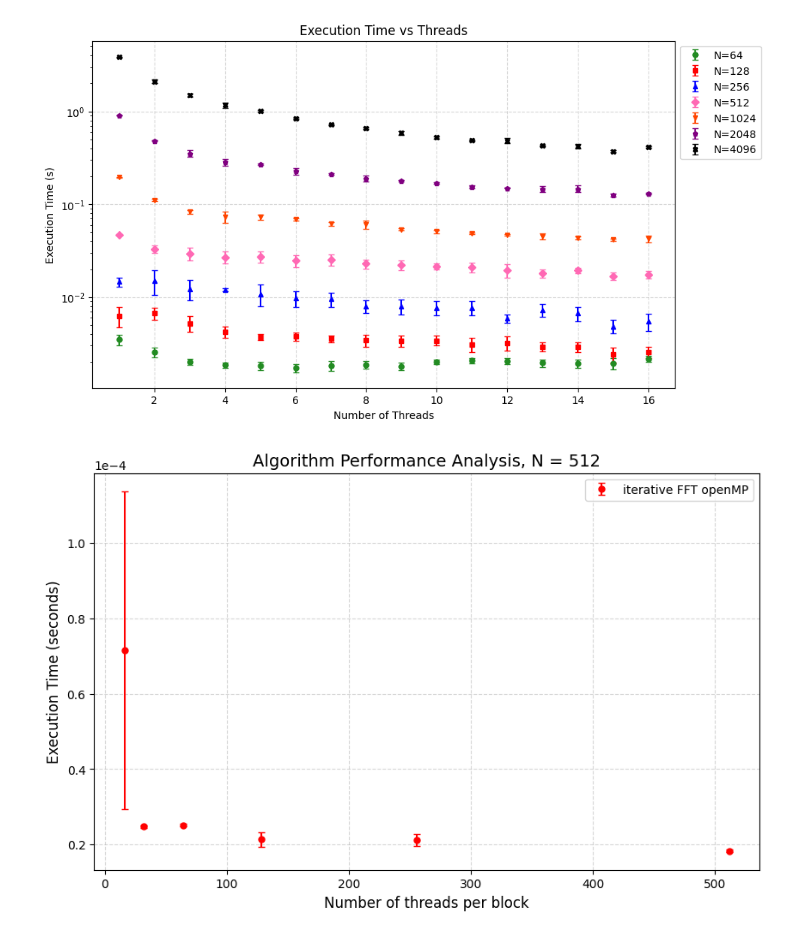
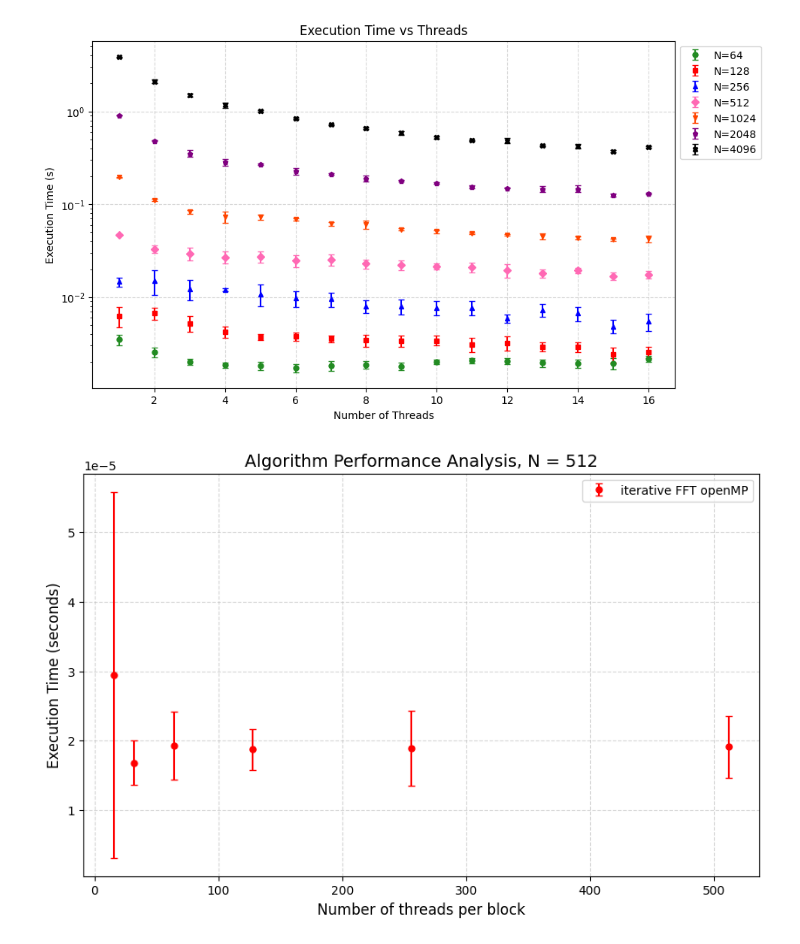
Before and after one commit to LauraRavagnani/Accelerated_FFT, a Jupyter notebook: visualize.ipynb, the cells around one changed output. Drawn from its saved outputs; the diff is of its cells as text; code cells hidden in the pictures.

Commit message:
rename naif global

```diff
--- a/visualize.ipynb
+++ b/visualize.ipynb
@@ -353,6 +353,6 @@ def plot_benchmark_cuda(file):
 	# 4. Show the result
 	plt.show()
 # %%
-plot_benchmark_cuda('benchmark/results_cuda_naif.csv')
+plot_benchmark_cuda('benchmark/results_cuda_global.csv')
 # %% [output]
-[figure, old version]
+[figure, new version]
```
Also changed, not shown: 4 other files.
